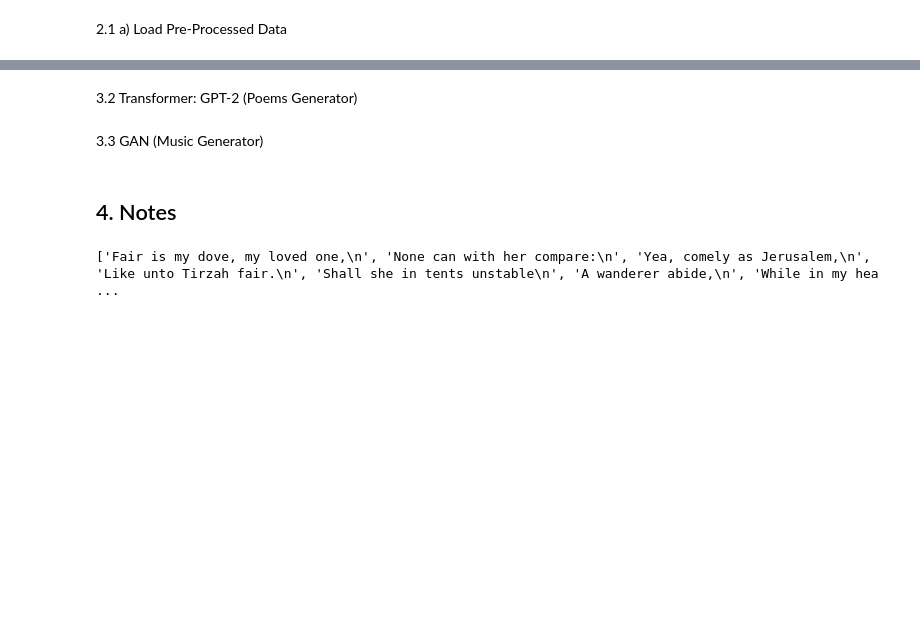
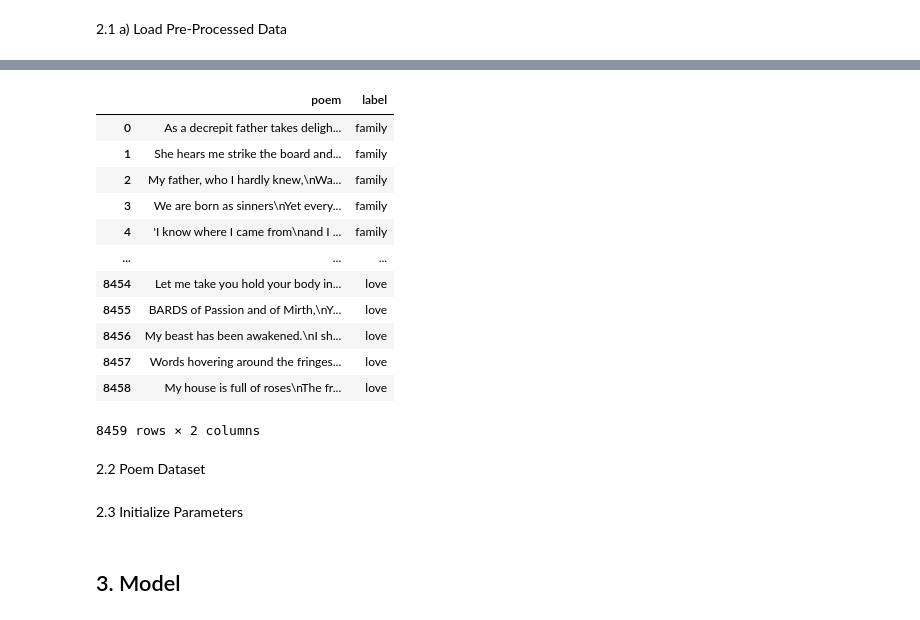
Before and after one commit to Thikkar/PoetryMood, a Jupyter notebook: notebooks/PoemsGenerator.ipynb, the cells around one changed output, grey strips where cells are left out. Cells and saved outputs as stored; diff of their text form; code cells hidden in the pictures; blank space fills up the shorter version.

Commit message:
Fine Tune GPT-2 for Poem Generation

```diff
--- a/notebooks/PoemsGenerator.ipynb
+++ b/notebooks/PoemsGenerator.ipynb
@@ -508,13 +60,0 @@ Text(33.0, 0.5, 'Predicted label')
-# %% [markdown]
-3.2 Transformer: GPT-2 (Poems Generator)
-# %% [markdown]
-3.3 GAN (Music Generator)
-# %% [markdown]
-## 4. Notes
-# %%
-with open("/content/topics/marriage/MarriagePoemsMarriageSongPoembyYehudahHaLevi.txt") as f:
-  lines = f.readlines()
-
-print(lines)
-# %% [output]
-['Fair is my dove, my loved one,\n', 'None can with her compare:\n', 'Yea, comely as Jerusalem,\n', 'Like unto Tirzah fair.\n', 'Shall she in tents unstable\n', 'A wanderer abide,\n', 'While in my hea ...
@@ -525,0 +61,20 @@ print(lines)
+# %%
+poems_generator_df = pd.read_csv("/content/poems-df.csv")
+poems_generator_df.drop("Unnamed: 0", axis=1, inplace=True)
+poems_generator_df
+# %% [output]
+|  | poem | label |
+| 0 | As a decrepit father takes deligh... | family |
+| 1 | She hears me strike the board and... | family |
+| 2 | My father, who I hardly knew,\nWa... | family |
+| 3 | We are born as sinners\nYet every... | family |
+| 4 | 'I know where I came from\nand I ... | family |
+| ... | ... | ... |
+| 8454 | Let me take you hold your body in... | love |
+| 8455 | BARDS of Passion and of Mirth,\nY... | love |
+| 8456 | My beast has been awakened.\nI sh... | love |
+| 8457 | Words hovering around the fringes... | love |
+| 8458 | My house is full of roses\nThe fr... | love |
+8459 rows × 2 columns
+# %% [markdown]
+2.2 Poem Dataset
@@ -525,0 +101,2 @@ print(lines)
+# %% [markdown]
+2.3 Initialize Parameters
@@ -525,0 +118,2 @@ print(lines)
+# %% [markdown]
+## 3. Model
```
Also changed, not shown: parts of 38 cells of this notebook.
